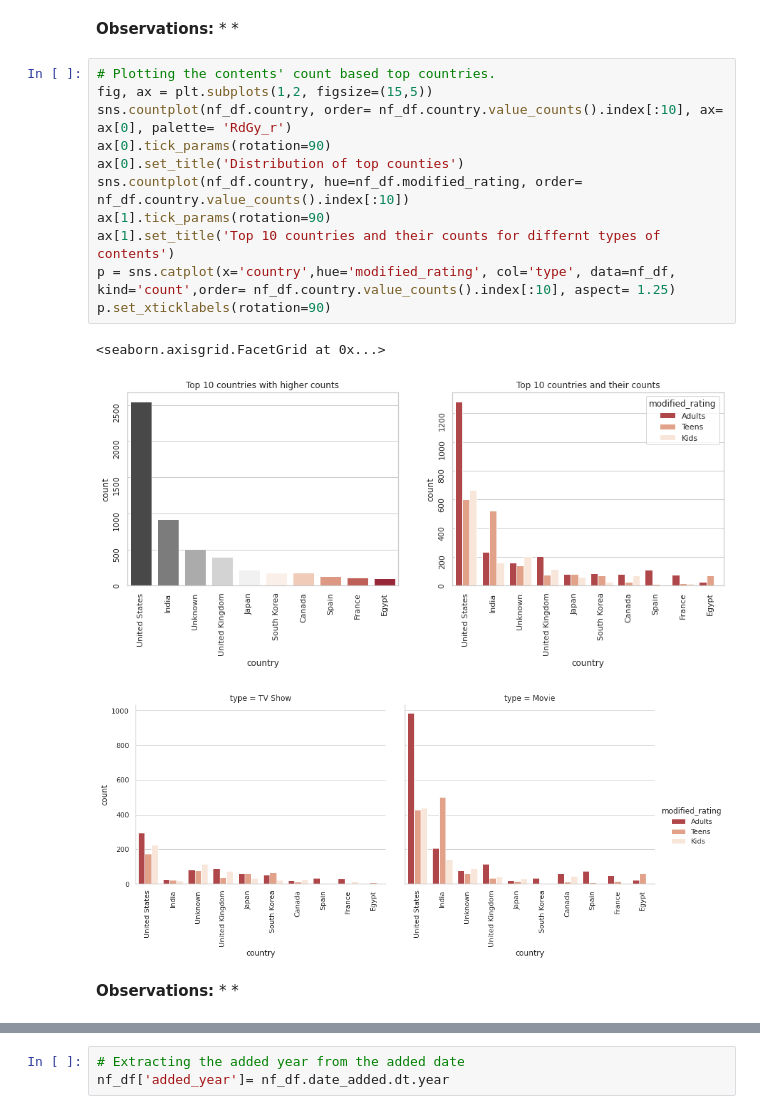
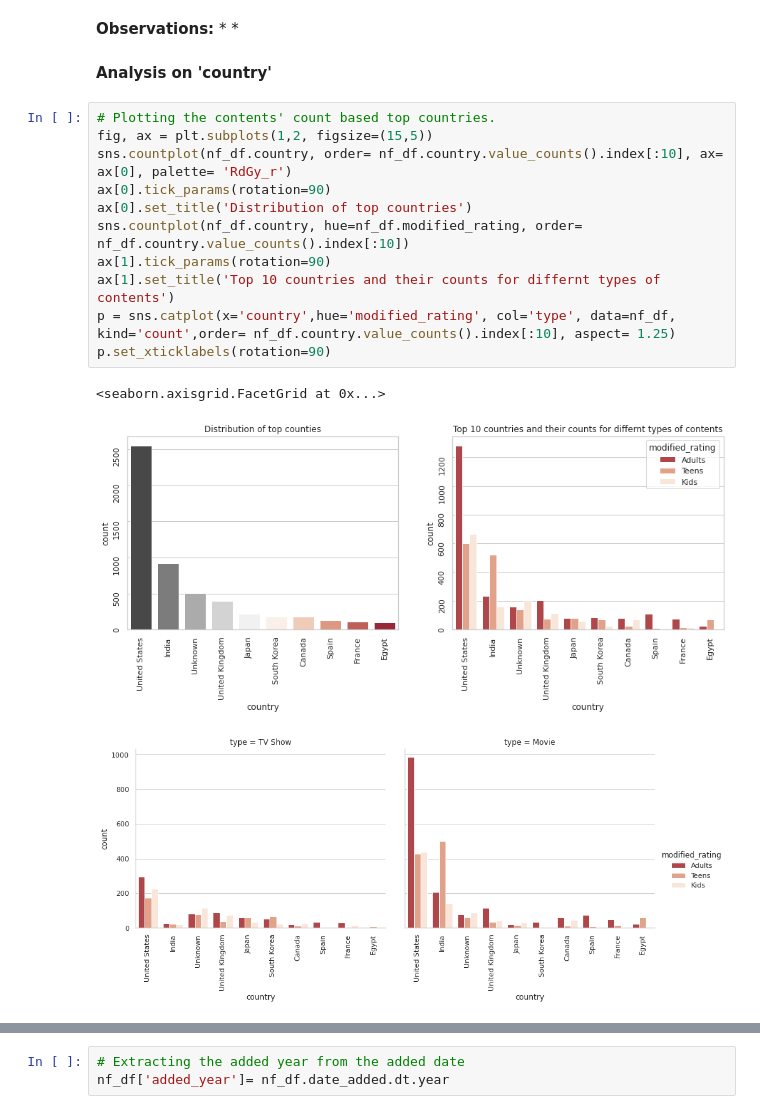
Before and after one commit to HariTarz/Netflix_Movies_And_TV_Shows_Clustering, a Jupyter notebook: Netflix_Movies_And_TV_Shows_Clustering.ipynb, the cells around one changed output, grey strips where cells are left out. Cells and saved outputs as stored; diff of their text form.

```diff
--- a/Netflix_Movies_And_TV_Shows_Clustering.ipynb
+++ b/Netflix_Movies_And_TV_Shows_Clustering.ipynb
@@ -294,22 +300,20 @@ sns.catplot(x='modified_rating',col='type', data=nf_df, kind='count', aspect= 1.
 **Observations:**
 *
 *
+# %% [markdown]
+**Analysis on 'country'**
 # %%
 # Plotting the contents' count based top countries.
 fig, ax = plt.subplots(1,2, figsize=(15,5))
 sns.countplot(nf_df.country, order= nf_df.country.value_counts().index[:10], ax= ax[0], palette= 'RdGy_r')
 ax[0].tick_params(rotation=90)
-ax[0].set_title('Distribution of top counties')
+ax[0].set_title('Distribution of top countries')
 sns.countplot(nf_df.country, hue=nf_df.modified_rating, order= nf_df.country.value_counts().index[:10])
 ax[1].tick_params(rotation=90)
 ax[1].set_title('Top 10 countries and their counts for differnt types of contents')
 p = sns.catplot(x='country',hue='modified_rating', col='type', data=nf_df, kind='count',order= nf_df.country.value_counts().index[:10], aspect= 1.25)
 p.set_xticklabels(rotation=90)
 # %% [output]
 <seaborn.axisgrid.FacetGrid at 0x...>
-[figure, old version]
+[figure, new version]
 [figure]
-# %% [markdown]
-**Observations:**
-*
-*
```
Also changed, not shown: parts of 85 cells of this notebook.
